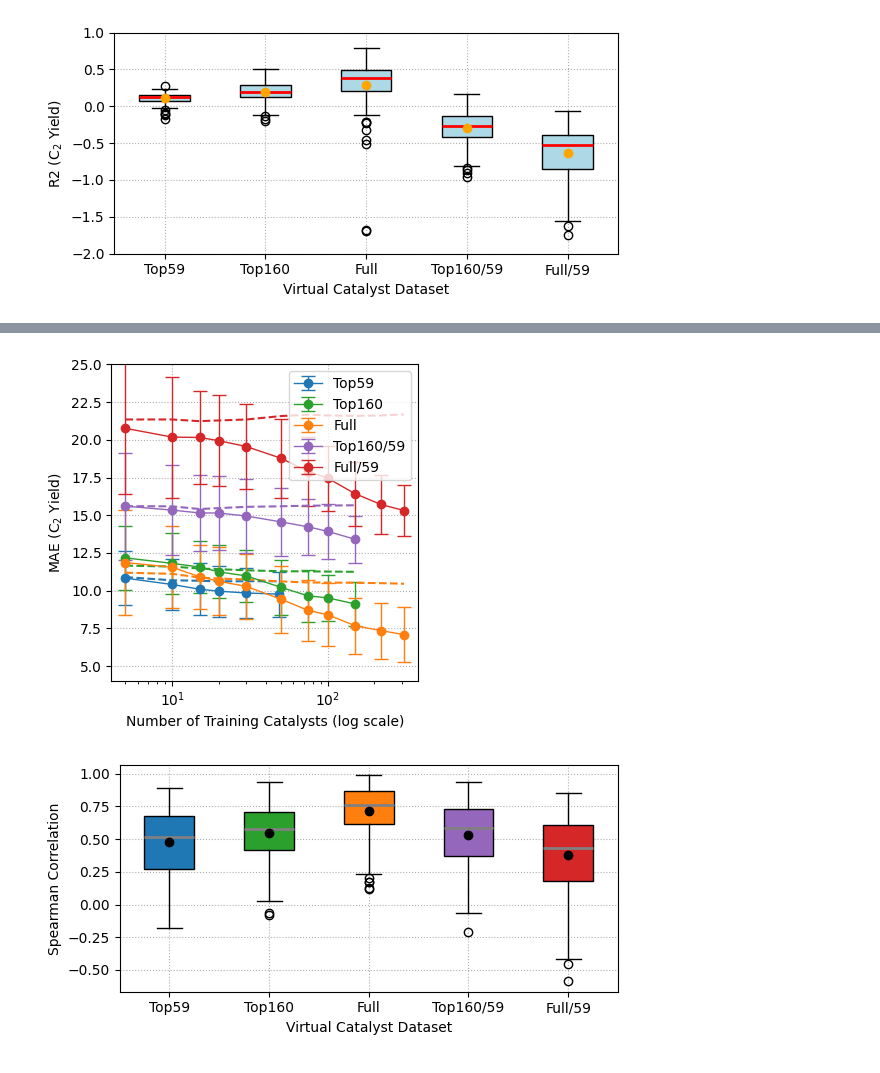
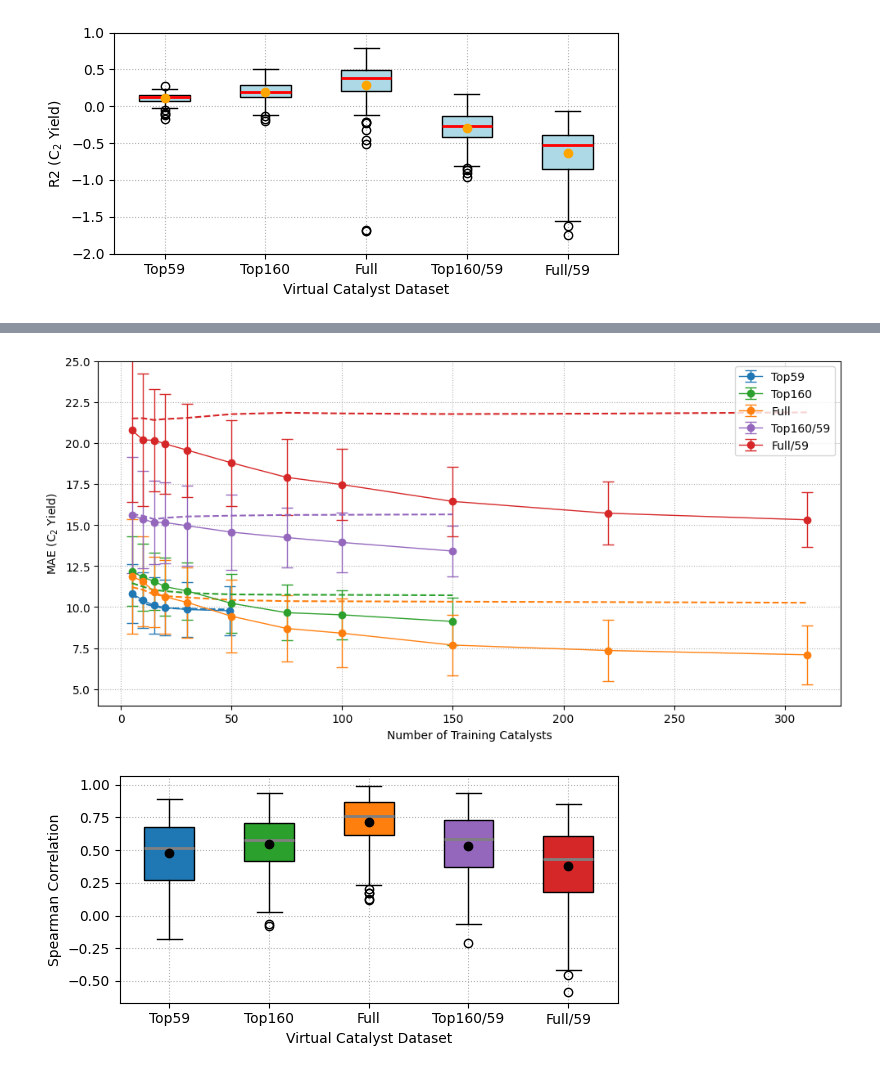
Before and after one commit to PSemnani/CatalystDataMatters, a Jupyter notebook: notebooks/paper_plots.ipynb, the cells around one changed output, grey strips where cells are left out. Drawn from its saved outputs; the diff is of its cells as text; code cells hidden in the pictures.

```diff
--- a/notebooks/paper_plots.ipynb
+++ b/notebooks/paper_plots.ipynb
@@ -1942,0 +2245,18 @@ plt.show()
+# %%
+# representative run: Spearman correlation closest to the median, among runs without tied
+# predicted maxima (whose top-3 selection would otherwise be ambiguous)
+spearman_by_seed = cat_split_results_df.set_index("seed")["ranking_spearman_corr"]
+n_unique_preds = cat_split_selections.groupby("seed")["pred_yield_max"].nunique()
+untied_seeds = n_unique_preds.index[n_unique_preds == cat_split_results_df["n_test_catalysts"].iloc[0]]
+example_seed = (spearman_by_seed[untied_seeds] - spearman_by_seed.median()).abs().idxmin()
+example_selection = (
+    cat_split_selections[cat_split_selections["seed"] == example_seed]
+    .sort_values("pred_rank")[["catalyst", "pred_yield_max", "pred_rank", "true_yield_max", "true_rank"]]
+    .astype({"pred_rank": int, "true_rank": int})
+    .reset_index(drop=True)
+)
+print(
+    f"Seed {example_seed}: Spearman {spearman_by_seed[example_seed]:.3f} (median {spearman_by_seed.median():.3f}), "
+    f"top-3 accuracy {cat_split_results_df.set_index('seed').loc[example_seed, 'ranking_top_3_accuracy']:.2f}"
+)
+print(example_selection.round(2).to_string(index=False))
@@ -2083,7 +2880,55 @@ for label, (fs, folder) in sets.items():
         mean_predictor_df = pd.DataFrame(np.array(res).reshape(-1, 4), columns=["n_train_catalysts", "seed", "mean_train_yield", "test_mae"])
         mean_predictor_df.to_csv(res_path, index=False)
 # %%
-def plot_virt_learning_curve(measure="mae", ylim=(0, 20), sets={"Full": "full", "Top59": "top59"}):
+def load_virtual_condition_mean_predictor_results(label, fs, folder):
+    """Test MAE of the condition mean predictor (see condition_mean_mae) for a virtual dataset variant, for
+    the same numbers of training catalysts and seeds as the stored mean predictor results. The splits
+    are reproduced from the seeds as in src/virtual_xgb.py (variants "/59": test catalysts from Top59).
+    The values are stored in ../experiments/virtual_cat/<folder>/condition_mean_predictor_results.csv,
+    which is read afterwards. Delete the csv file to recompute it."""
+    res_path = Path(f"../experiments/virtual_cat/{folder}/condition_mean_predictor_results.csv")
+    if res_path.exists():
+        return pd.read_csv(res_path)
+    df = pd.read_csv(f"../Dataset/virtual_catalyst_datasets/{fs}.csv")
+    df[TARGET_COL] = df[TARGET_COL] * 100  # yields in percent
+    test_pool = None
+    if label.endswith("/59"):
+        test_pool = pd.read_csv("../Dataset/virtual_catalyst_datasets/top59.csv")["cat_ID"].unique().tolist()
+    mean_pred_df = pd.read_csv(f"../experiments/virtual_cat/{folder}/mean_predictor_results.csv")
+    rows = []
+    for n_train in tqdm(sorted(mean_pred_df["n_train_catalysts"].unique())):
+        for seed in sorted(mean_pred_df["seed"].unique()):
+            rng = random.Random(int(seed))
+            rng.randint(0, 1000000)  # model seed, drawn first in src/virtual_xgb.py
+            split = split_data(
+                df,
+                feature_cols=["D1"],
+                target_col=TARGET_COL,
+                split_strategy="catalyst",
+                rng=rng,
+                n_train_catalysts=int(n_train),
+                n_val_catalysts=0,
+                n_test_catalysts=10,
+                return_indices=True,
+                catalyst_name_column="cat_ID",
+                train_pool=None,
+                test_pool=test_pool,
+            )
+            train_indices, test_indices = split[6], split[8]
+            rows.append({
+                "n_train_catalysts": n_train,
+                "seed": seed,
+                "mean_train_yield": float(df.loc[train_indices, TARGET_COL].mean()),
+                "test_mae": condition_mean_mae(
+                    df, df.index.get_indexer(train_indices), df.index.get_indexer(test_indices),
+                    condition_cols=["T", "Q", "CH4_O2", "AF"],
+                ),
+            })
+    res_df = pd.DataFrame(rows)
+    res_df.to_csv(res_path, index=False)
+    return res_df
+
+def plot_virt_learning_curve(measure="mae", ylim=(0, 20), sets={"Full": "full", "Top59": "top59"}, baseline="mean"):
     dfs = {}
     for label, (fs, folder) in sets.items():
         dfs[label] = pd.read_csv(f"../experiments/virtual_cat/{folder}/gathered_results.csv")
@@ -2094,7 +2939,7 @@ def plot_virt_learning_curve(measure="mae", ylim=(0, 20), sets={"Full": "full",
         "Full/59": COLORS[3],
         "Top160/59": COLORS[4],
     }
-    plt.figure(figsize=(4, 4))
+    plt.figure(figsize=(10, 5))
     marker = 'o'
     linestyle = '-' # solid line for all
     for key, df in dfs.items():
@@ -2102,18 +2947,21 @@ def plot_virt_learning_curve(measure="mae", ylim=(0, 20), sets={"Full": "full",
         print(key, "\n", res)
         plt.errorbar(res["n_train_catalysts"], res["mean"], yerr=res["std"], label=key, capsize=5, marker=marker, linestyle=linestyle, color=colors[key], linewidth=1)
     if measure == "mae":
-        # plot mean predictors for each set using a dashed line plots for the mean (no error bars and markers)
+        # plot mean predictors for each set using a dashed line plots for the mean (no error bars and markers),
+        # overall mean for baseline="mean", mean per process conditions for baseline="condition"
         for label, (fs, folder) in sets.items():
-            mean_pred_df = pd.read_csv(f"../experiments/virtual_cat/{folder}/mean_predictor_results.csv")
+            if baseline == "condition":
+                mean_pred_df = load_virtual_condition_mean_predictor_results(label, fs, folder)
+            else:
+                mean_pred_df = pd.read_csv(f"../experiments/virtual_cat/{folder}/mean_predictor_results.csv")
             mean_res = mean_pred_df.groupby(["n_train_catalysts"])["test_mae"].agg(["mean", "std"]).reset_index()
             print(label, "Mean Predictor\n", mean_res)
             plt.plot(mean_res["n_train_catalysts"], mean_res["mean"], linestyle='--', color=colors[label], linewidth=1.5)
-    plt.xlabel("Number of Training Catalysts (log scale)")
+    plt.xlabel("Number of Training Catalysts")
     plt.ylabel(f"{measure.upper()} (C$_2$ Yield)")
     plt.grid(True, linestyle=':')
     plt.ylim(ylim)
     #plt.xlim(-2, 325)
-    plt.xscale("log")
     plt.legend(loc="upper right")
     plt.tight_layout()
     # store figure
@@ -2134,7 +2982,7 @@ sets = {
     "Top160/59": (f"top160", f"top160_59"),
     "Full/59": (f"full", f"full_59"),
     }
-plot_virt_learning_curve(measure="mae", ylim=(4, 25), sets=sets)
+plot_virt_learning_curve(measure="mae", ylim=(4, 25), sets=sets, baseline="condition")
 # plot_virt_learning_curve(measure="r2", ylim=(-0.25, 1.0), sets=sets)
 # %% [output]
 Top59
@@ -2157,4 +3005,4 @@ Top160
-[figure, old version]
+[figure, new version]
 # %%
 # Plot ranking performance (only for maximum n_train_catalysts) as bar plots with error bars for the virtual catalyst datasets
 sets = {
```
Also changed, not shown: parts of 49 cells of this notebook, 8 other files.
